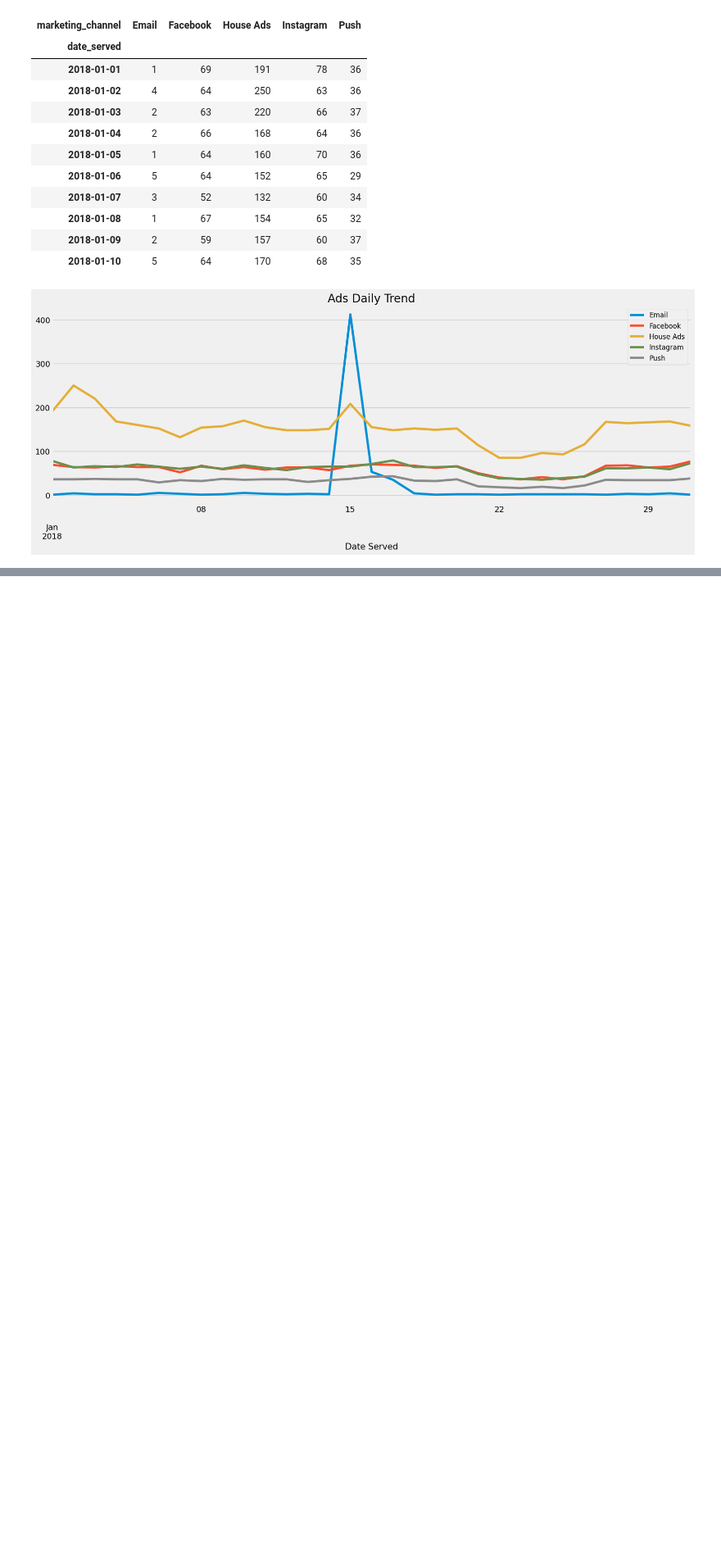
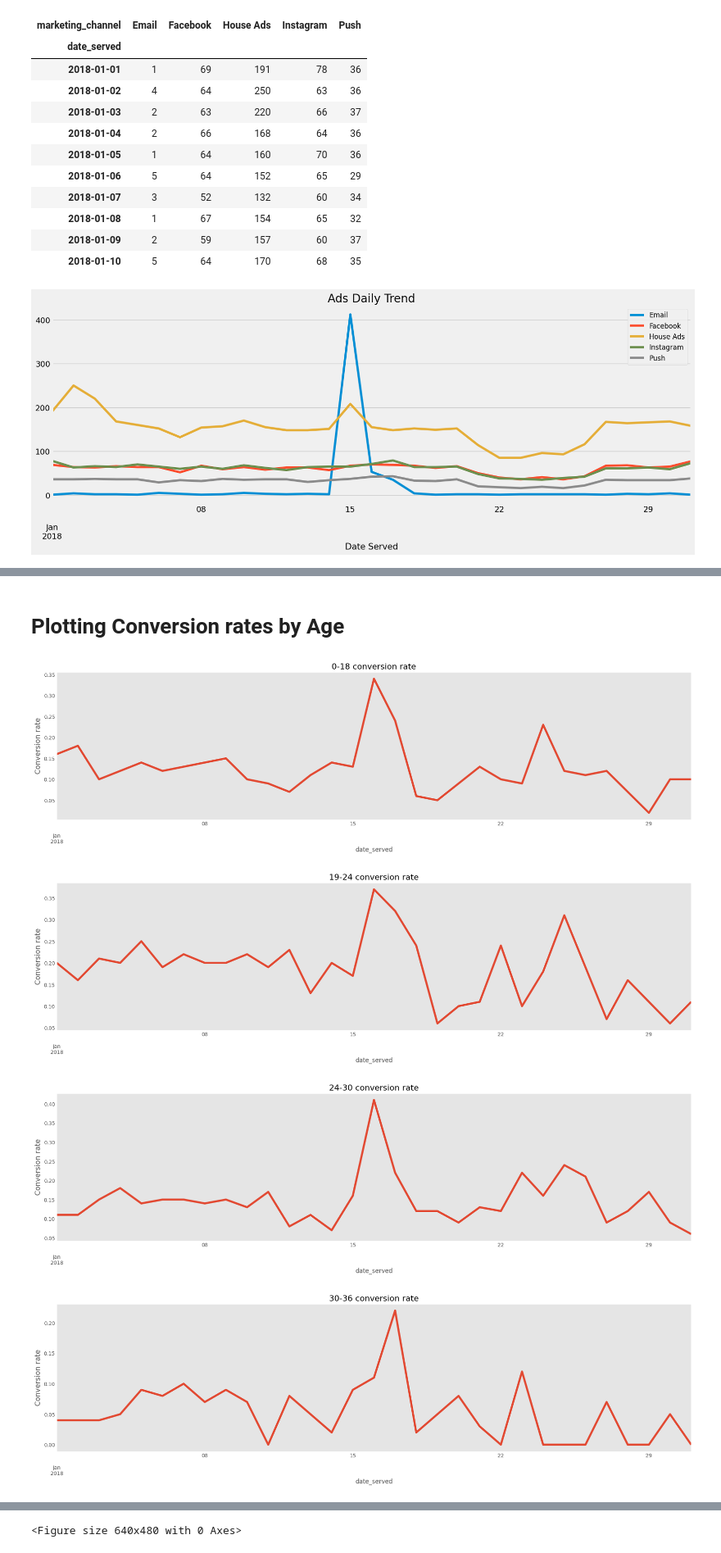
Before and after one commit to FemiTheAnalyst/Data-Projects, a Jupyter notebook: Market Campaigns with pandas/Market Campaigns with pandas.ipynb, the cells around one changed output, grey strips where cells are left out. Shown at 82% size. Drawn from its saved outputs; the diff is of its cells as text; code cells hidden in the pictures; blank space fills up the shorter version.

```diff
--- a/Market Campaigns with pandas/Market Campaigns with pandas.ipynb
+++ b/Market Campaigns with pandas/Market Campaigns with pandas.ipynb
@@ -484,0 +632,10 @@ plt.legend(loc='upper right',fontsize=12);
+# %% [markdown]
+# Plotting Conversion rates by Age
+# %%
+age_group_conv_df=pd.DataFrame(conversion_rate(df,['age_group','date_served']).unstack(level=0))
+plotting_conv(age_group_conv_df,"line")
+# %% [output]
+[figure, added]
+[figure, added]
+[figure, added]
+[figure, added]
@@ -484,0 +645 @@ plt.legend(loc='upper right',fontsize=12);
+<Figure size 640x480 with 0 Axes>
```
Also changed, not shown: parts of 66 cells of this notebook.
